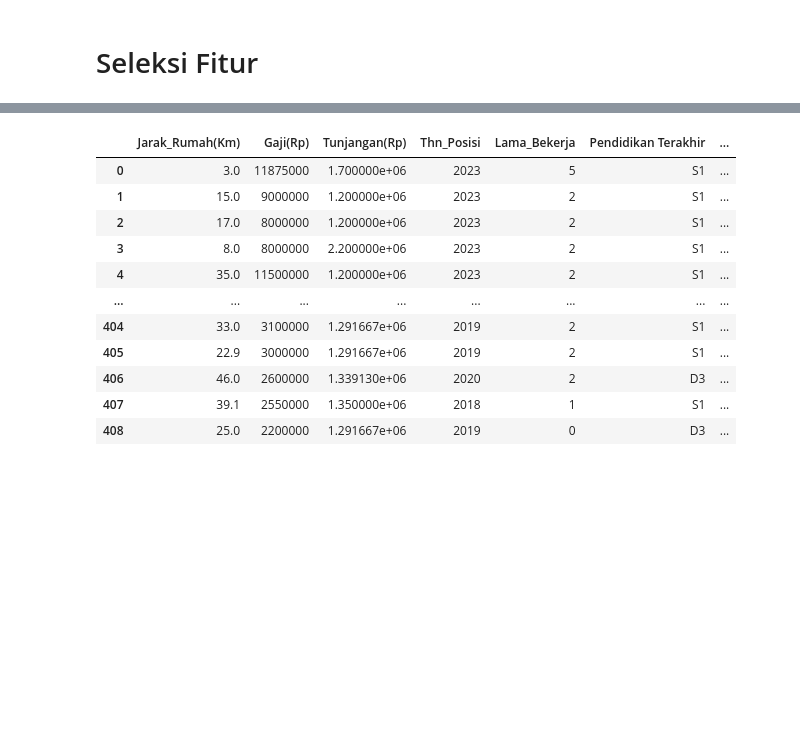
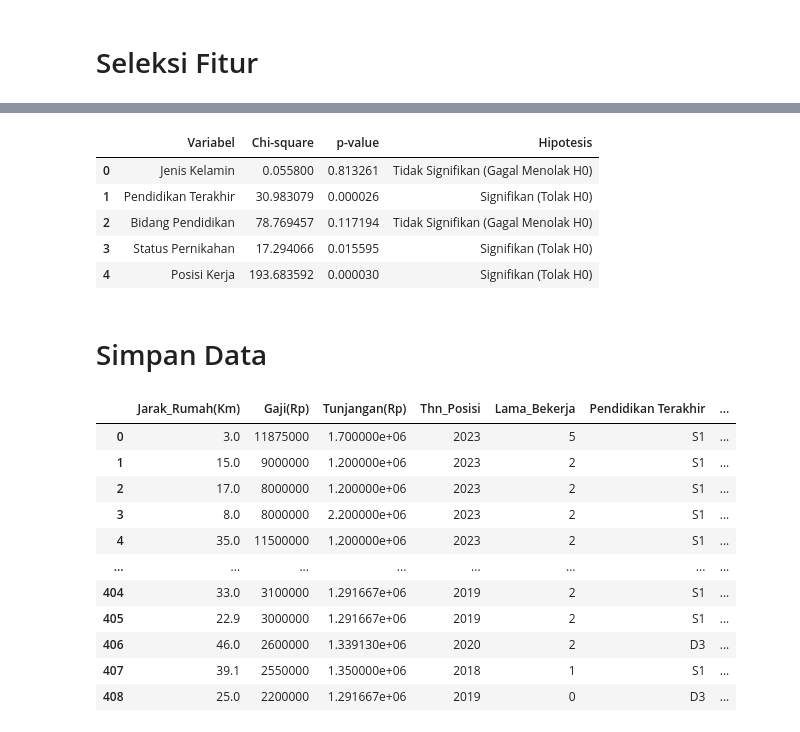
Before and after one commit to AgivChaedar/Prediction-of-Voluntary-Employee-Attrition, a Jupyter notebook: EDA dan Seleksi Fitur.ipynb, the cells around one changed output, grey strips where cells are left out. Drawn from its saved outputs; the diff is of its cells as text; code cells hidden in the pictures; blank space fills up the shorter version.

```diff
--- a/EDA dan Seleksi Fitur.ipynb
+++ b/EDA dan Seleksi Fitur.ipynb
@@ -660,3 +680,43 @@ employee_df['Status'] = label_encoder.fit_transform(employee_df['Status'])
+# %%
+crosstab_jk = pd.crosstab(employee_df['Jenis-Kelamin'], employee_df['Status'])
+crosstab_pt = pd.crosstab(employee_df['Pendidikan Terakhir'], employee_df['Status'])
+crosstab_bp = pd.crosstab(employee_df['Bidang_Pendidikan'], employee_df['Status'])
+crosstab_sp = pd.crosstab(employee_df['Status Pernikahan'], employee_df['Status'])
+crosstab_pk = pd.crosstab(employee_df['Posisi_Kerja'], employee_df['Status'])
+
+# Melakukan uji Chi-square
+chi2_jk, p_jk, _, _ = stats.chi2_contingency(crosstab_jk)
+chi2_pt, p_pt, _, _ = stats.chi2_contingency(crosstab_pt)
+chi2_bp, p_bp, _, _ = stats.chi2_contingency(crosstab_bp)
+chi2_sp, p_sp, _, _ = stats.chi2_contingency(crosstab_sp)
+chi2_pk, p_pk, _, _ = stats.chi2_contingency(crosstab_pk)
+
+# Menentukan hipotesis
+alpha = 0.05
+def determine_significance(p_value):
+    if p_value < alpha:
+        return 'Signifikan (Tolak H0)'
+    else:
+        return 'Tidak Signifikan (Gagal Menolak H0)'
+
+# Menyusun hasil uji Chi-square dalam DataFrame
+chis_result = pd.DataFrame({
+    'Variabel': ['Jenis Kelamin', 'Pendidikan Terakhir', 'Bidang Pendidikan', 'Status Pernikahan', 'Posisi Kerja'],
+    'Chi-square': [chi2_jk, chi2_pt, chi2_bp, chi2_sp, chi2_pk],
+    'p-value': [p_jk, p_pt, p_bp, p_sp, p_pk],
+    'Hipotesis': [determine_significance(p_jk), determine_significance(p_pt), determine_significance(p_bp), determine_significance(p_sp), determine_significance(p_pk)]
+})
+# %%
+chis_result
+# %% [output]
+|  | Variabel | Chi-square | p-value | Hipotesis |
+| 0 | Jenis Kelamin | 0.055800 | 0.813261 | Tidak Signifikan (Gagal Menolak H0) |
+| 1 | Pendidikan Terakhir | 30.983079 | 0.000026 | Signifikan (Tolak H0) |
+| 2 | Bidang Pendidikan | 78.769457 | 0.117194 | Tidak Signifikan (Gagal Menolak H0) |
+| 3 | Status Pernikahan | 17.294066 | 0.015595 | Signifikan (Tolak H0) |
+| 4 | Posisi Kerja | 193.683592 | 0.000030 | Signifikan (Tolak H0) |
+# %% [markdown]
+# Simpan Data
 # %%
 data2 = employee_df[['Jarak_Rumah(Km)', 'Gaji(Rp)', 'Tunjangan(Rp)', 'Thn_Posisi', 'Lama_Bekerja', 'Pendidikan Terakhir', 'Status Pernikahan', 'Posisi_Kerja', 'Status']]
 # %%
```
Also changed, not shown: parts of 8 cells of this notebook.
